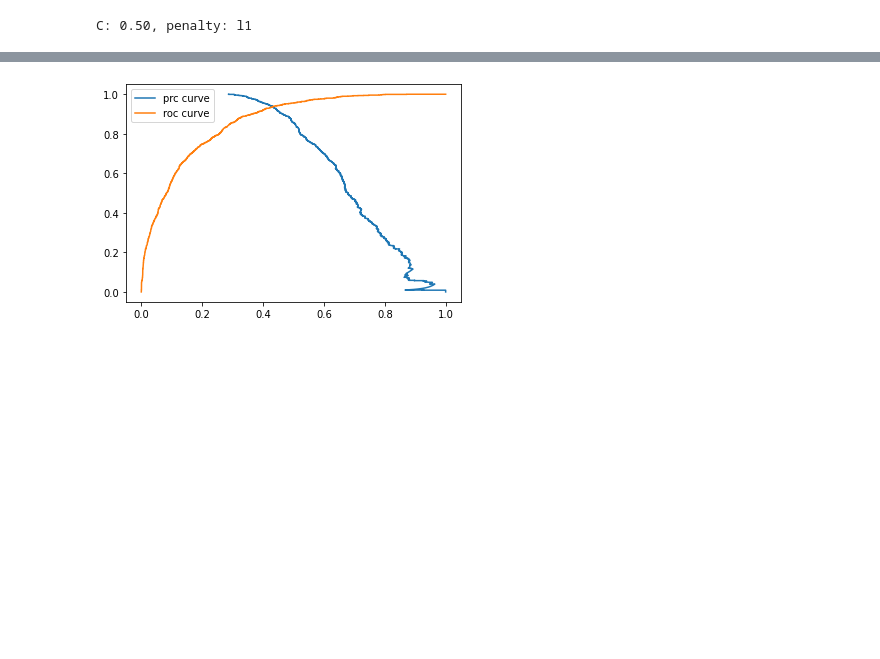
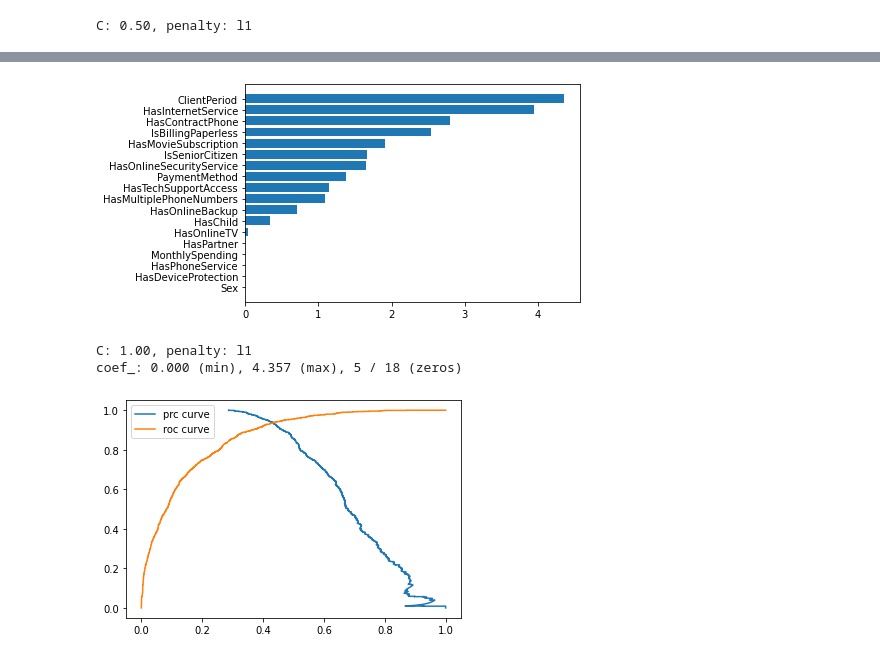
Before and after one commit to MitrofanovDmitry/study, a Jupyter notebook: practice/60 customer churn (dls)/5.ipynb, the cells around one changed output, grey strips where cells are left out. Drawn from its saved outputs; the diff is of its cells as text; code cells hidden in the pictures; blank space fills up the shorter version.

```diff
--- a/practice/60 customer churn (dls)/5.ipynb
+++ b/practice/60 customer churn (dls)/5.ipynb
@@ -556,3 +526,23 @@ coef_: 0.000 (min), 4.357 (max), 5 / 18 (zeros)
+# %%
+def show_feature_weights(coef, cols):
+    indices = np.argsort(np.abs(coef))
+    cols = [cols[i] for i in indices]
+    plt.barh(cols, np.abs(coef)[indices])
+
+show_feature_weights(model.coef_[0], feature_cols)
+# %% [output]
+[figure, added]
+# %%
+grid = {'C':np.arange(1,2,1), 'penalty':['l1']}
+cv = GridSearchCV(model, grid, scoring='roc_auc', cv=StratifiedKFold(30))
+cv.fit(train_data[feature_cols], train_data[target_col])
+params = cv.best_estimator_.get_params()
+print(f"C: {params['C']:.2f}, penalty: {params['penalty']}")
+c = np.abs(cv.best_estimator_.coef_)
+print(f'coef_: {c.min():.3f} (min), {c.max():.3f} (max), {(c==0).sum()} / {len(c[0])} (zeros)')
+# %% [output]
+C: 1.00, penalty: l1
+coef_: 0.000 (min), 4.357 (max), 5 / 18 (zeros)
 # %%
 y = train_data[target_col]
 p = model.predict(train_data[cat_cols_ + num_cols_])
```
Also changed, not shown: parts of 9 cells of this notebook, 1 other file.
